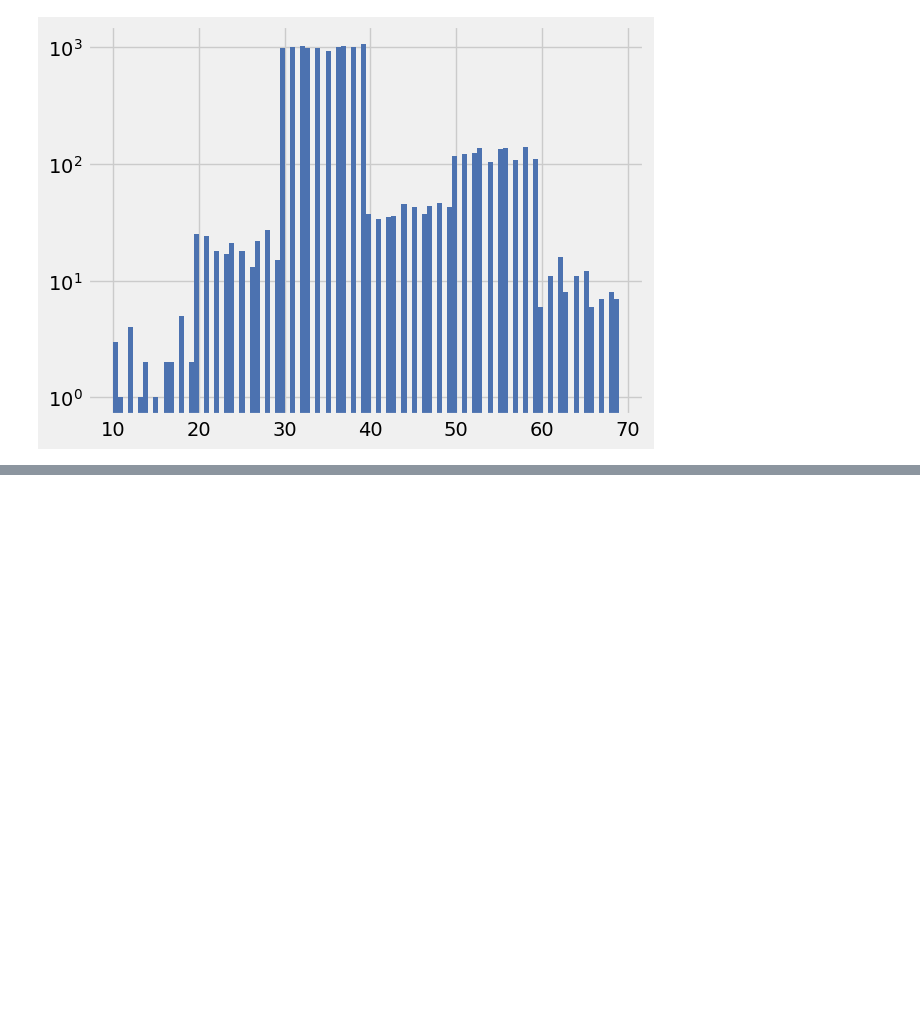
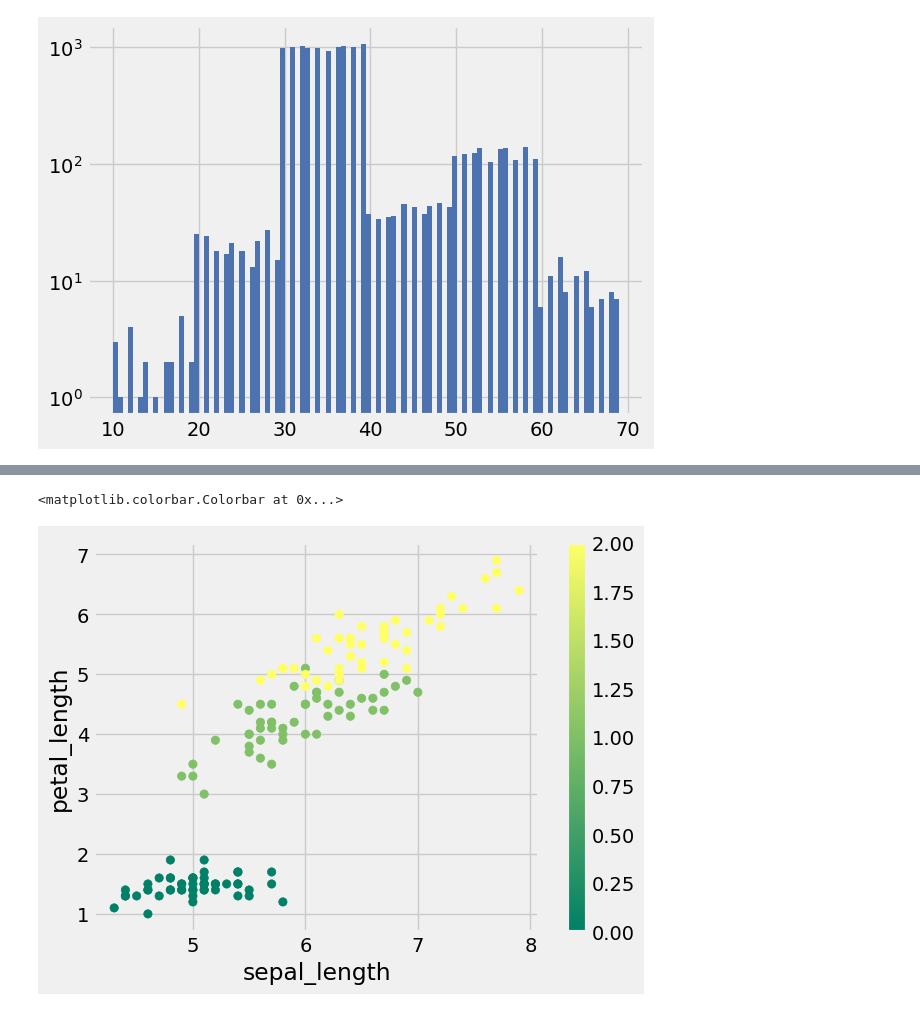
Before and after one commit to raunakdwivedi03/Data_Visualization_Library, a Jupyter notebook: Matplotlib.ipynb, the cells around one changed output, grey strips where cells are left out. Cells and saved outputs as stored; diff of their text form; code cells hidden in the pictures; blank space fills up the shorter version.

```diff
--- a/Matplotlib.ipynb
+++ b/Matplotlib.ipynb
@@ -482,0 +487,6 @@ plt.savefig('histogram.png')
+# %%
+
+url = "https://raw.githubusercontent.com/mwaskom/seaborn-data/master/iris.csv"
+iris = pd.read_csv(url)
+
+iris.sample(10)
@@ -482,0 +505,6 @@ plt.savefig('histogram.png')
+# %%
+iris['species'] = iris['species'].replace({
+    'setosa': 0,
+    'versicolor': 1,
+    'virginica': 2
+})
@@ -482,0 +525,8 @@ plt.savefig('histogram.png')
+# %%
+plt.scatter(iris['sepal_length'],iris['petal_length'],c=iris['species'],cmap='summer',alpha=0.7) #alpha --> opacity
+plt.xlabel('sepal_length')
+plt.ylabel('petal_length')
+plt.colorbar()
+# %% [output]
+<matplotlib.colorbar.Colorbar at 0x...>
+[figure, added]
```
Also changed, not shown: parts of 60 cells of this notebook.
